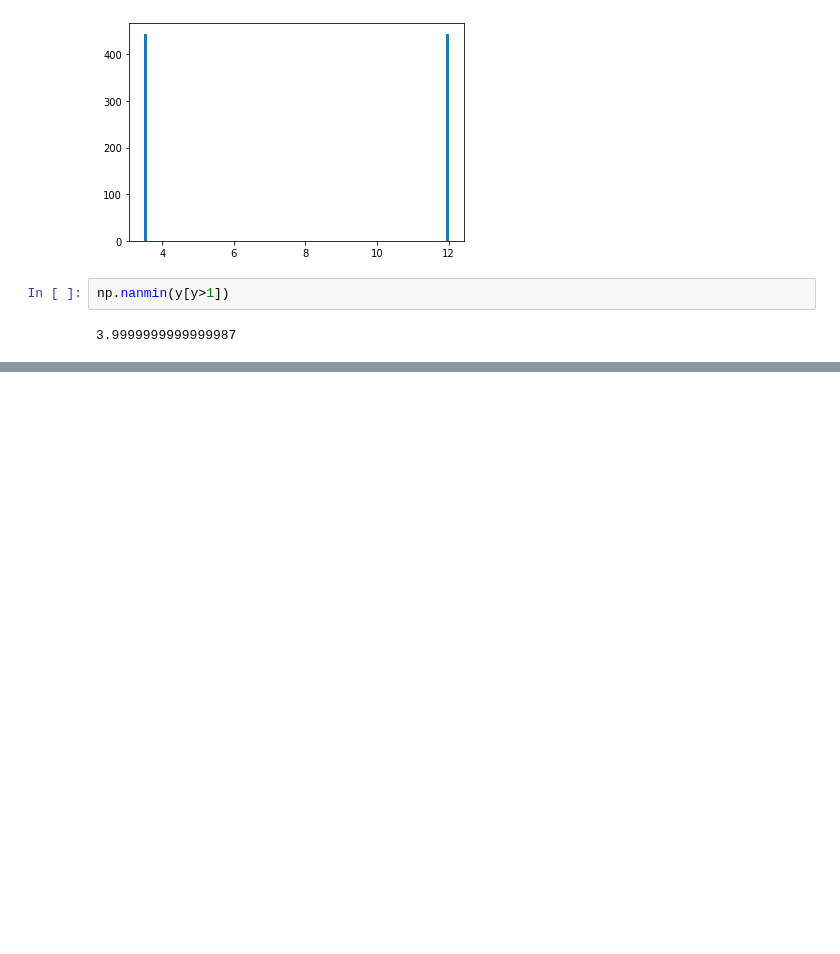
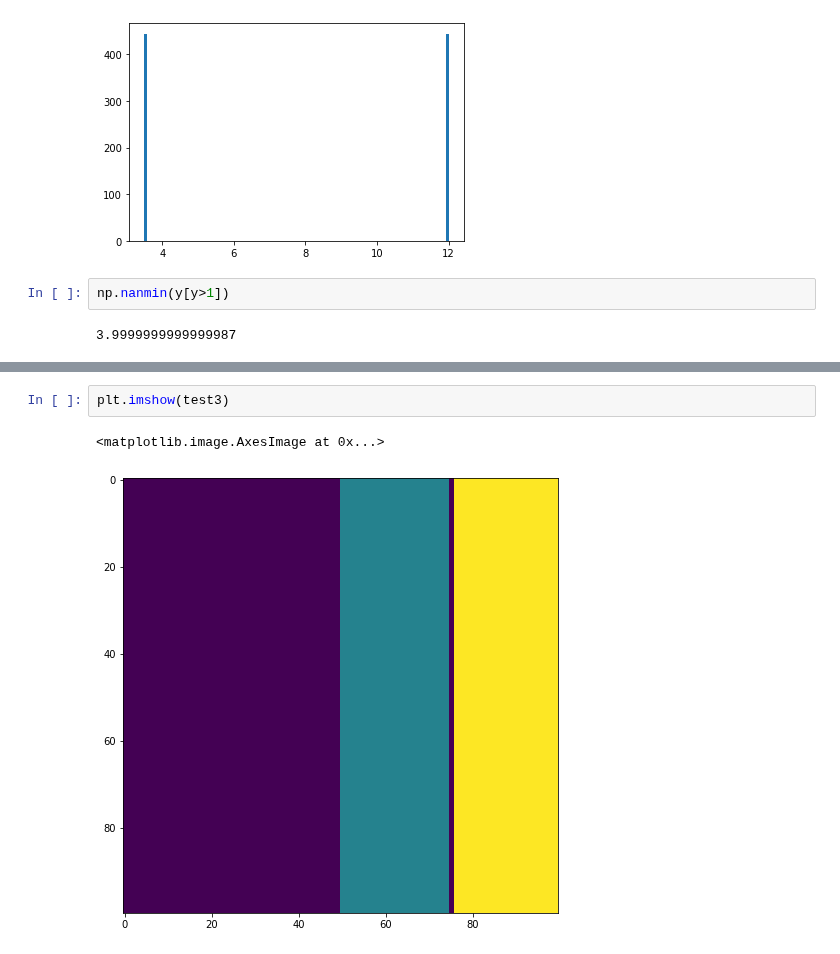
Before and after one commit to CoLAB-ATLANTIC/JUNO, a Jupyter notebook: notebooks/BOA_python.ipynb, the cells around one changed output, grey strips where cells are left out. Cells and saved outputs as stored; diff of their text form; blank space fills up the shorter version.

```diff
--- a/notebooks/BOA_python.ipynb
+++ b/notebooks/BOA_python.ipynb
@@ -396,0 +423,5 @@ np.nanmin(y[y>1])
+# %%
+plt.imshow(test3)
+# %% [output]
+<matplotlib.image.AxesImage at 0x...>
+[figure, added]
```
Also changed, not shown: parts of 52 cells of this notebook, 9 other files.
